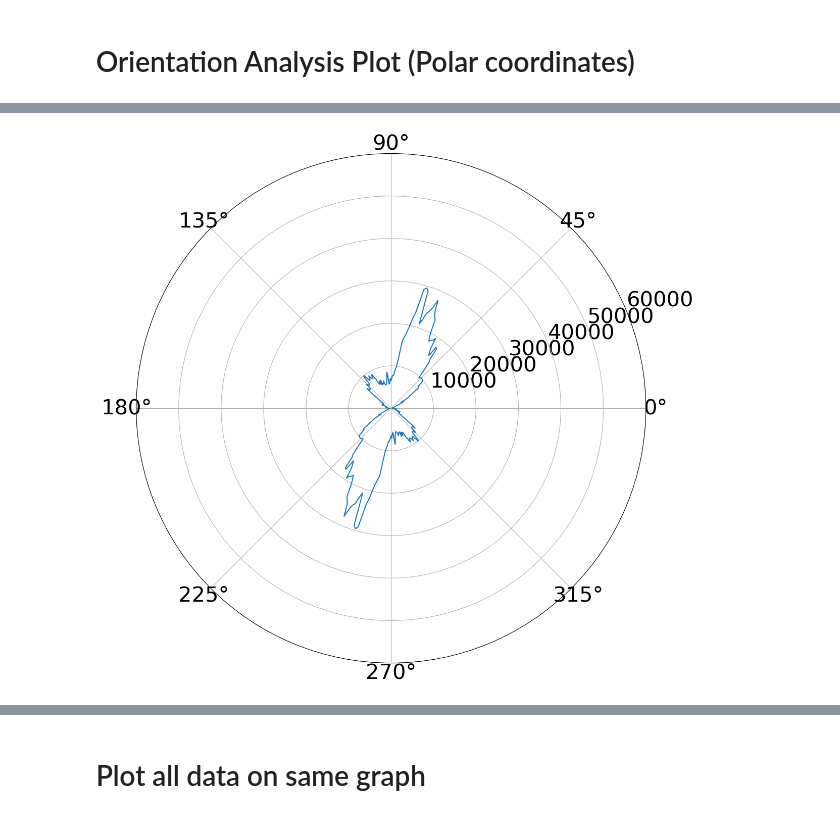
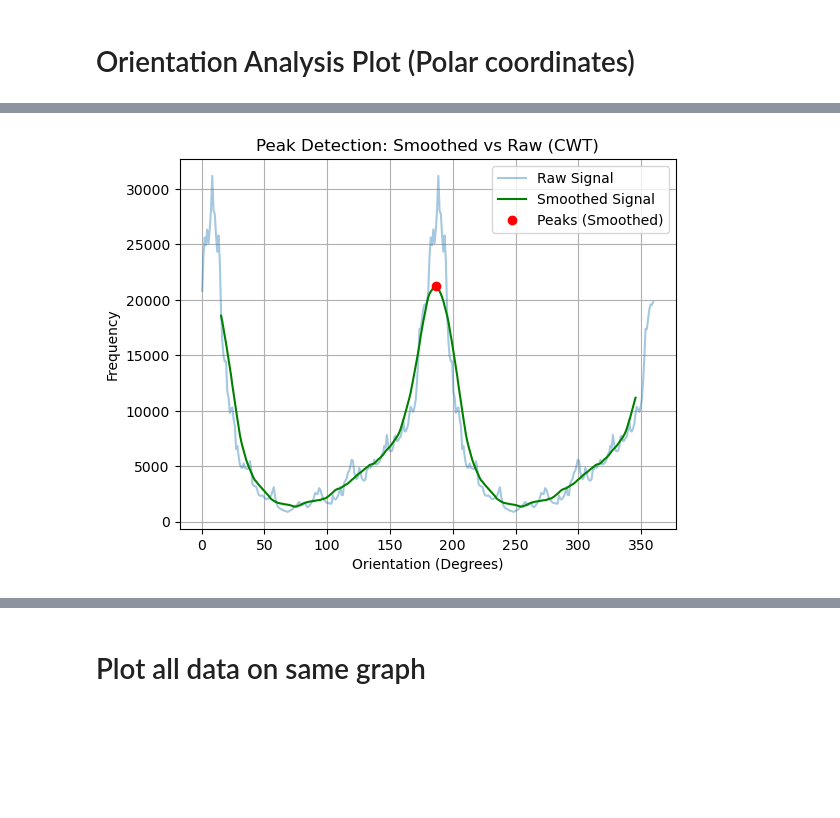
Before and after one commit to hagneeptatt/fibre_orientation_plot, a Jupyter notebook: orientation_main.ipynb, the cells around one changed output, grey strips where cells are left out. Saved outputs shown, nothing was run; the diff lists cells and outputs as text; code cells hidden in the pictures; blank space fills up the shorter version.

Commit message:
plot with smooth and peaks

```diff
--- a/orientation_main.ipynb
+++ b/orientation_main.ipynb
@@ -25,67 +134,52 @@ plt.rcParams['svg.fonttype'] = 'none'
 # %%
-# Import data from filepath
+file_path = Path(r"C:\Users\mbgm4fs3\OneDrive - The University of Manchester\PhD\Experimental\Data\5. Mechanical Stimulation\Primary\Imaging\Pic Red\analysed\w137 d28 400 con tray 9_OJ_Distribution.csv")
 
-folder_path = Path(r"C:\Users\mbgm4fs3\OneDrive - The University of Manchester\PhD\Experimental\Data\5. Mechanical Stimulation\Primary\Imaging\Pic Red\analysed\test")
+df = pd.read_csv(file_path)
 
-for csv_file in folder_path.glob("*.csv"):
+# df is from -90 to 90, but we want from 0 to 360 to ensure all peaks within datarange
+# first add 90 to original df make it from 0 to 180
+df['Orientation'] = df['Orientation'] + 90
 
-    title = csv_file.stem
+# duplicat and shift orientaion 180 to generate second half of circular data
+df_copy = df.copy()
 
-    # read in csv file
-    df = pd.read_csv(csv_file)
+#  add 180 to orientation in copy to make it 180 to 360
+df_copy['Orientation'] = df_copy['Orientation'] + 180
 
-    # df is from -90 to 90, but we want from 0 to 360 to ensure all peaks within datarange
-    # first add 90 to original df make it from 0 to 180
-    df['Orientation'] = df['Orientation'] + 90
+# append second half of circular data to first
+df_circular = pd.concat([df, df_copy], ignore_index=True)
 
-    print(df)
+# calculate orientation in radians
+df_circular['Orientation_rad'] = df_circular['Orientation'] * (math.pi / 180)
 
-    # duplicat and shift orientaion 180 to generate second half of circular data
-    df_copy = df.copy()
+# smooth signal
+window_size = 30
+df_circular['Slice1_smooth'] = df_circular['Slice1'].rolling(window=window_size, center=True).mean()
 
-    #  add 180 to orientation in copy to make it 180 to 360
-    df_copy['Orientation'] = df_copy['Orientation'] + 180
+# find peaks from data
+# compare find_peaks of smoothed data, to find_peaks_cwt of raw data
+# find peaks in smoothed signal
+peaks, props = scipy.signal.find_peaks(df_circular['Slice1_smooth'], distance=45, height=0.0)
 
-    print(df_copy)
+# Set up plot
+fig, ax = plt.subplots()
 
+# Plot raw signal
+ax.plot(df_circular['Orientation'], df_circular['Slice1'], label='Raw Signal', alpha=0.4)
 
-    # append second half of circular data to first
-    df_circular = pd.concat([df, df_copy], ignore_index=True)
+# Plot smoothed signal
+ax.plot(df_circular['Orientation'], df_circular['Slice1_smooth'], label='Smoothed Signal', color='green')
 
-    print(df_circular)
+# Plot peaks from smoothed signal
+ax.plot(df_circular['Orientation'].iloc[peaks],
+        df_circular['Slice1_smooth'].iloc[peaks],
+        'ro', label='Peaks (Smoothed)')
 
+# Decorations
+ax.set_xlabel('Orientation (Degrees)')
+ax.set_ylabel('Frequency')
+ax.legend()
+ax.grid(True)
 
-    # calculate orientation in radians
-    df_circular['Orientation_rad'] = df_circular['Orientation'] * (math.pi / 180)
-
-    print(df_circular)
-
-
-    # Plot data as polar coordinates
-    fig, ax = plt.subplots(ncols=1, nrows=1, figsize=(12, 12), subplot_kw={'projection': 'polar'})
-
-    # Set font sizes
-    title_fontsize = 40
-    label_fontsize = 30
-    tick_fontsize = 30
-
-    # Plot for 800 μm
-    ax.plot(df_circular['Orientation_rad'], df_circular['Slice1'])
-    ax.set_thetamin(0)
-    ax.set_thetamax(360)
-    ax.set_rmin(0)
-    ax.set_rmax(60000)
-    ax.tick_params(labelsize=tick_fontsize)
-
-    # Save the figure as SVG
-    plt.tight_layout()
-    plt.savefig(f'{title}.svg', format='svg')
-
-    # Optional: display the plot in an interactive session
-    plt.show()
-
-
-
-
-    #
+plt.show()
 # %% [output]
@@ -109 +186 @@ for csv_file in folder_path.glob("*.csv"):
-[figure, old version]
+[figure, new version]
```
Also changed, not shown: parts of 4 cells of this notebook.
